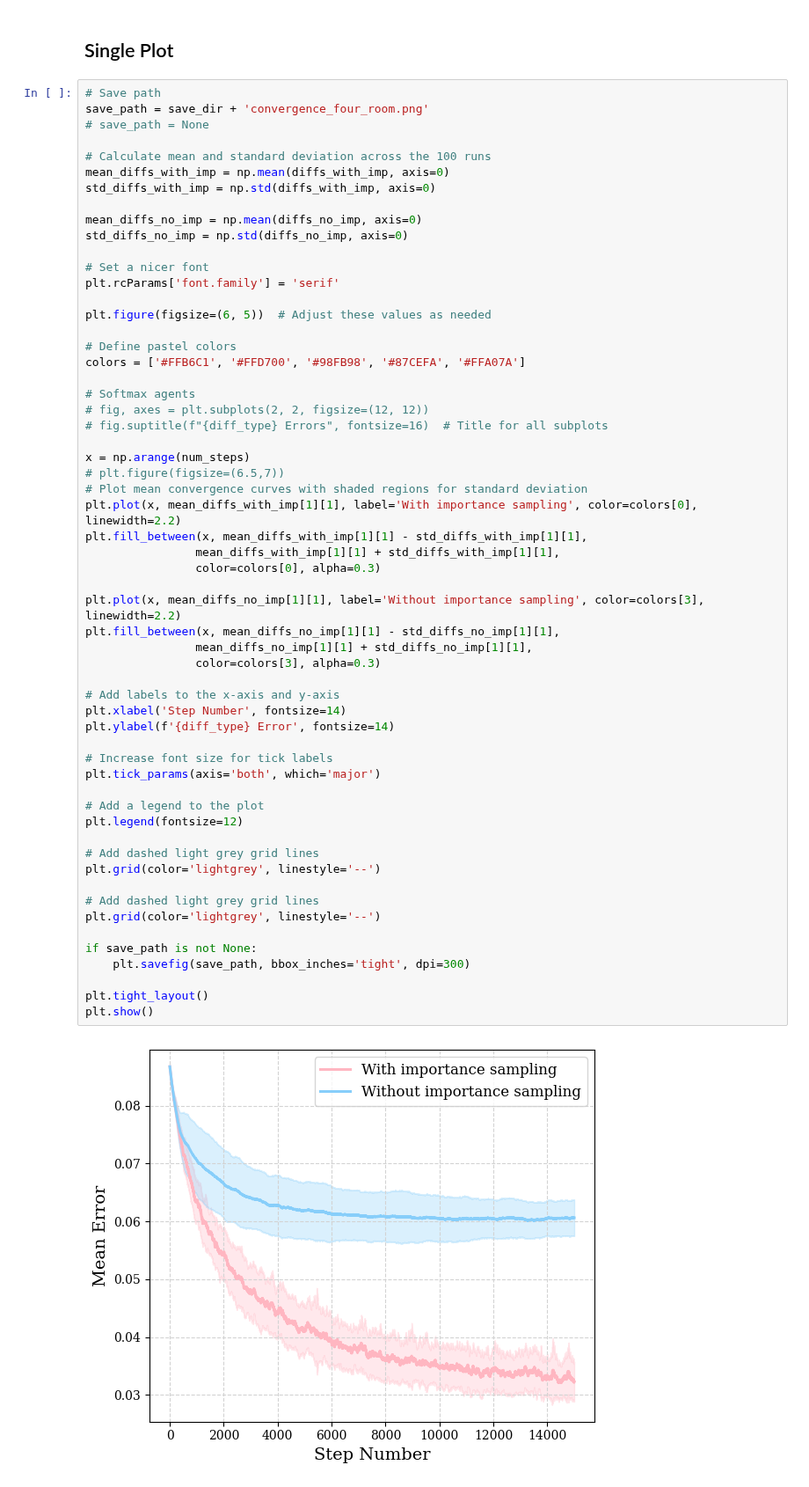
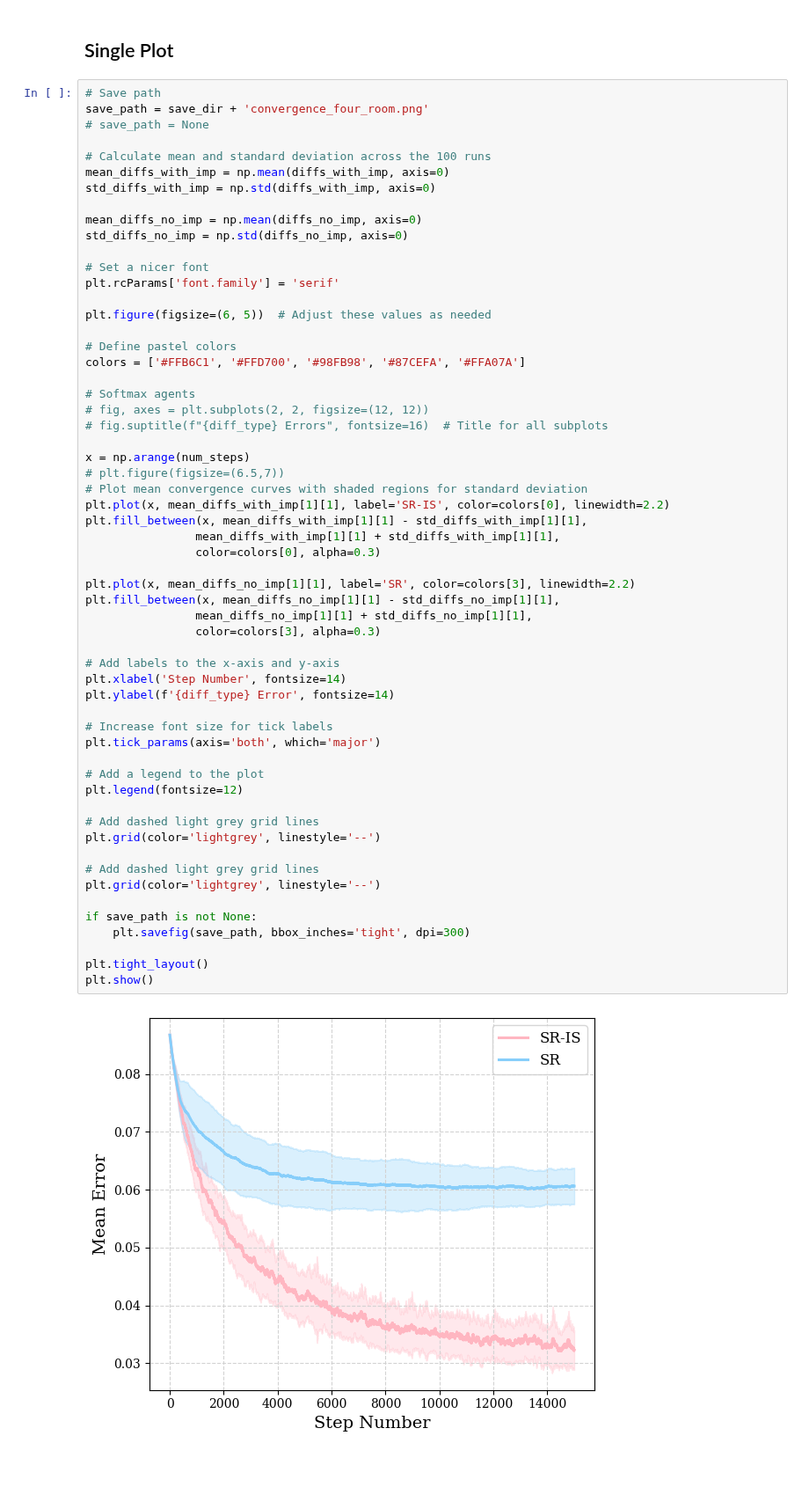
Before and after one commit to ArminBaz/SR-IS, a Jupyter notebook: src/convergence.ipynb, the cells around one changed output. Shown at 88% size. Cells and saved outputs as stored; diff of their text form.

Commit message:
updated convergence figure legend

```diff
--- a/src/convergence.ipynb
+++ b/src/convergence.ipynb
@@ -406,36 +406,36 @@ colors = ['#FFB6C1', '#FFD700', '#98FB98', '#87CEFA', '#FFA07A']
 x = np.arange(num_steps)
 # plt.figure(figsize=(6.5,7))
 # Plot mean convergence curves with shaded regions for standard deviation
-plt.plot(x, mean_diffs_with_imp[1][1], label='With importance sampling', color=colors[0], linewidth=2.2)
+plt.plot(x, mean_diffs_with_imp[1][1], label='SR-IS', color=colors[0], linewidth=2.2)
 plt.fill_between(x, mean_diffs_with_imp[1][1] - std_diffs_with_imp[1][1],
                 mean_diffs_with_imp[1][1] + std_diffs_with_imp[1][1],
                 color=colors[0], alpha=0.3)
 
-plt.plot(x, mean_diffs_no_imp[1][1], label='Without importance sampling', color=colors[3], linewidth=2.2)
+plt.plot(x, mean_diffs_no_imp[1][1], label='SR', color=colors[3], linewidth=2.2)
 plt.fill_between(x, mean_diffs_no_imp[1][1] - std_diffs_no_imp[1][1],
                 mean_diffs_no_imp[1][1] + std_diffs_no_imp[1][1],
                 color=colors[3], alpha=0.3)
 
 # Add labels to the x-axis and y-axis
 plt.xlabel('Step Number', fontsize=14)
 plt.ylabel(f'{diff_type} Error', fontsize=14)
 
 # Increase font size for tick labels
 plt.tick_params(axis='both', which='major')
 
 # Add a legend to the plot
 plt.legend(fontsize=12)
 
 # Add dashed light grey grid lines
 plt.grid(color='lightgrey', linestyle='--')
 
 # Add dashed light grey grid lines
 plt.grid(color='lightgrey', linestyle='--')
 
 if save_path is not None:
     plt.savefig(save_path, bbox_inches='tight', dpi=300)
 
 plt.tight_layout()
 plt.show()
 # %% [output]
-[figure, old version]
+[figure, new version]
```
